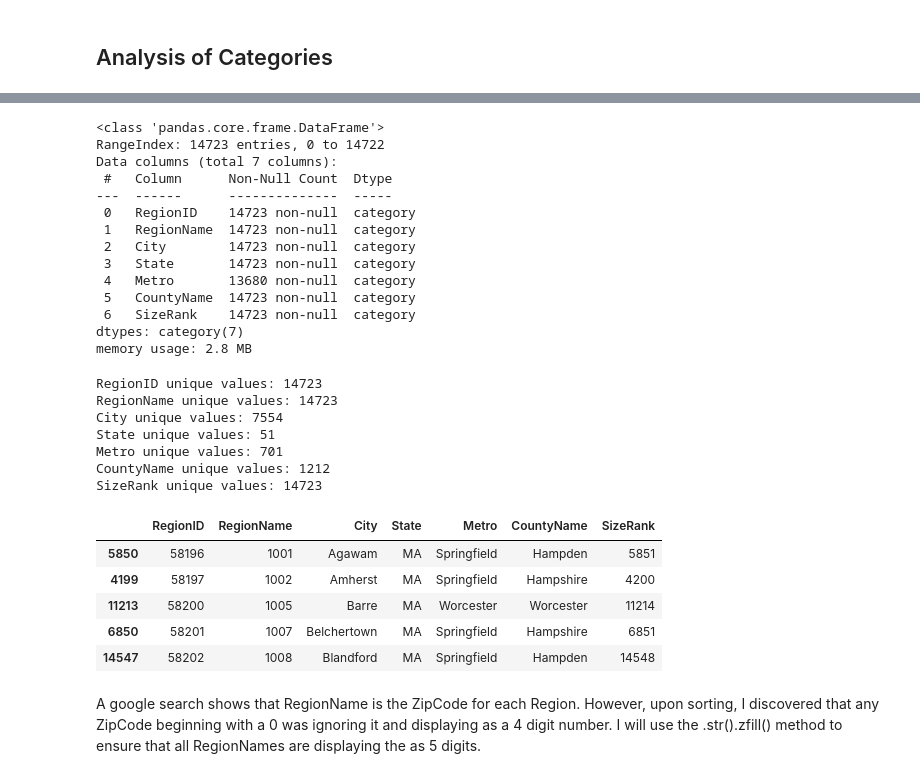
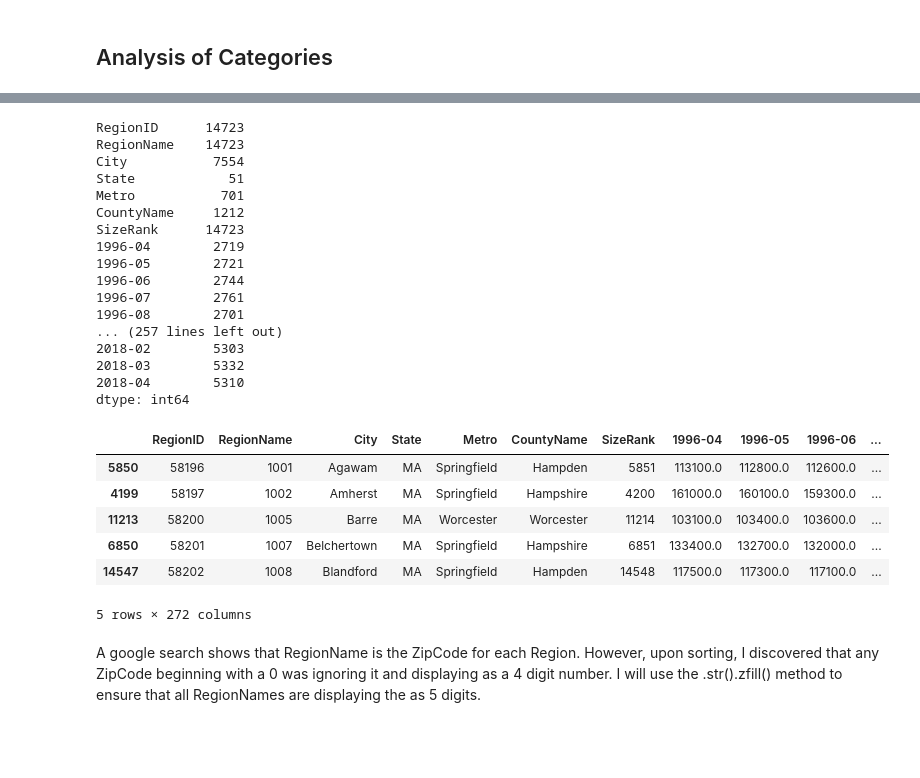
Before and after one commit to jxn628/dsc-phase-4-project-1, a Jupyter notebook: student.ipynb, the cells around one changed output, grey strips where cells are left out. Drawn from its saved outputs; the diff is of its cells as text; code cells hidden in the pictures; blank space fills up the shorter version.

```diff
--- a/student.ipynb
+++ b/student.ipynb
@@ -137,45 +122,42 @@ memory usage: 2.8 MB
-# %%
-cat_df.info()
-# %% [output]
-<class 'pandas.core.frame.DataFrame'>
-RangeIndex: 14723 entries, 0 to 14722
-Data columns (total 7 columns):
- #   Column      Non-Null Count  Dtype
----  ------      --------------  -----
- 0   RegionID    14723 non-null  category
- 1   RegionName  14723 non-null  category
- 2   City        14723 non-null  category
- 3   State       14723 non-null  category
- 4   Metro       13680 non-null  category
- 5   CountyName  14723 non-null  category
- 6   SizeRank    14723 non-null  category
-dtypes: category(7)
-memory usage: 2.8 MB
+# %%
+df.nunique()
+# %% [output]
+RegionID      14723
+RegionName    14723
+City           7554
+State            51
+Metro           701
+CountyName     1212
+SizeRank      14723
+1996-04        2719
+1996-05        2721
+1996-06        2744
+1996-07        2761
+1996-08        2701
+... (257 lines left out)
+2018-02        5303
+2018-03        5332
+2018-04        5310
+dtype: int64
 # %%
-print("RegionID unique values:", cat_df['RegionID'].nunique())
-print("RegionName unique values:", cat_df['RegionName'].nunique())
-print("City unique values:", cat_df['City'].nunique())
-print("State unique values:", cat_df['State'].nunique())
-print("Metro unique values:", cat_df['Metro'].nunique())
-print("CountyName unique values:", cat_df['CountyName'].nunique())
-print("SizeRank unique values:", cat_df['SizeRank'].nunique())
+#print("RegionID unique values:", cat_df['RegionID'].nunique())
+#print("RegionName unique values:", cat_df['RegionName'].nunique())
+#print("City unique values:", cat_df['City'].nunique())
+#print("State unique values:", cat_df['State'].nunique())
+#print("Metro unique values:", cat_df['Metro'].nunique())
+#print("CountyName unique values:", cat_df['CountyName'].nunique())
+#print("SizeRank unique values:", cat_df['SizeRank'].nunique())
-# %% [output]
-RegionID unique values: 14723
-RegionName unique values: 14723
-City unique values: 7554
-State unique values: 51
-Metro unique values: 701
-CountyName unique values: 1212
-SizeRank unique values: 14723
 # %%
-cat_df.sort_values(by = ['RegionName'], ascending = True).head()
+#cat_df.sort_values(by = ['RegionName'], ascending = True).head()
+df.sort_values(by = ['RegionName'], ascending = True).head()
 # %% [output]
-|  | RegionID | RegionName | City | State | Metro | CountyName | SizeRank |
-| 5850 | 58196 | 1001 | Agawam | MA | Springfield | Hampden | 5851 |
-| 4199 | 58197 | 1002 | Amherst | MA | Springfield | Hampshire | 4200 |
-| 11213 | 58200 | 1005 | Barre | MA | Worcester | Worcester | 11214 |
-| 6850 | 58201 | 1007 | Belchertown | MA | Springfield | Hampshire | 6851 |
-| 14547 | 58202 | 1008 | Blandford | MA | Springfield | Hampden | 14548 |
+|  | RegionID | RegionName | City | State | Metro | CountyName | SizeRank | 1996-04 | 1996-05 | 1996-06 | ... |
+| 5850 | 58196 | 1001 | Agawam | MA | Springfield | Hampden | 5851 | 113100.0 | 112800.0 | 112600.0 | ... |
+| 4199 | 58197 | 1002 | Amherst | MA | Springfield | Hampshire | 4200 | 161000.0 | 160100.0 | 159300.0 | ... |
+| 11213 | 58200 | 1005 | Barre | MA | Worcester | Worcester | 11214 | 103100.0 | 103400.0 | 103600.0 | ... |
+| 6850 | 58201 | 1007 | Belchertown | MA | Springfield | Hampshire | 6851 | 133400.0 | 132700.0 | 132000.0 | ... |
+| 14547 | 58202 | 1008 | Blandford | MA | Springfield | Hampden | 14548 | 117500.0 | 117300.0 | 117100.0 | ... |
+5 rows × 272 columns
 # %% [markdown]
 A google search shows that RegionName is the ZipCode for each Region. However, upon sorting, I discovered that any ZipCode beginning with a 0 was ignoring it and displaying as a 4 digit number. I will use the .str().zfill() method to ensure that all RegionNames are displaying the as 5 digits.
 # %%
```
Also changed, not shown: parts of 42 cells of this notebook.
